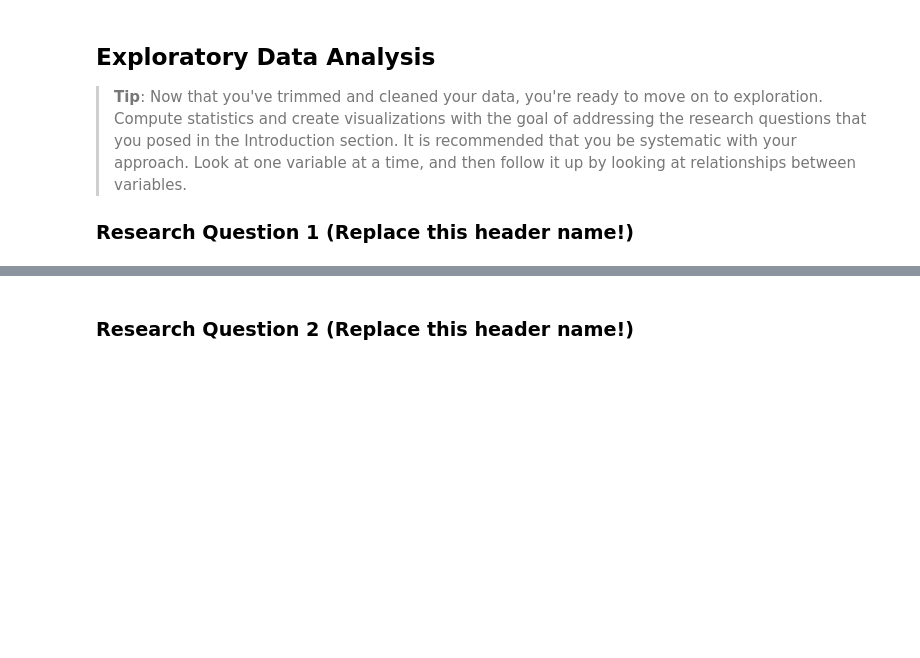
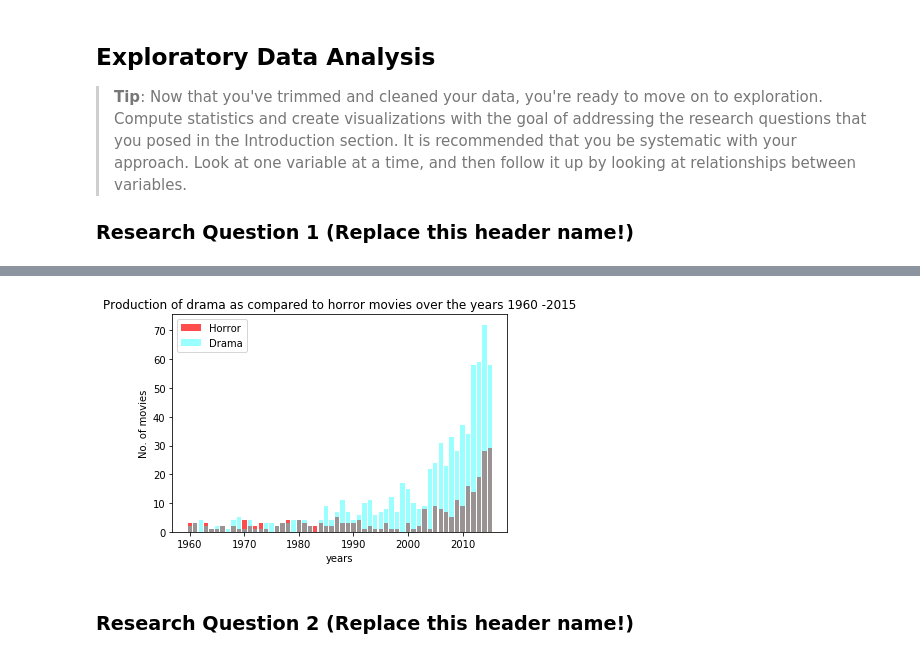
Before and after one commit to MayurBajaj2002/IMDB-Movies-Analysis, a Jupyter notebook: TMDb-Anlaysis.ipynb, the cells around one changed output, grey strips where cells are left out. Saved outputs shown, nothing was run; the diff lists cells and outputs as text; code cells hidden in the pictures; blank space fills up the shorter version.

```diff
--- a/TMDb-Anlaysis.ipynb
+++ b/TMDb-Anlaysis.ipynb
@@ -95,2 +160,13 @@ Then we need to fil in the missing values. Following this, we shall check for du
+# %%
+plt.title('Production of drama as compared to horror movies over the years 1960 -2015')
+plt.xlabel('years')
+plt.ylabel('No. of movies')
+x = df[df['genres'] == 'Horror']['release_year'].value_counts()
+plt.bar(x.index, x.values, alpha = 0.7, color = 'r', label = 'Horror');
+x = df[df['genres'] == 'Drama']['release_year'].value_counts()
+plt.bar(x.index, x.values, alpha = 0.4, color = 'cyan', label = 'Drama');
+plt.legend();
+# %% [output]
+[figure, added]
 # %% [markdown]
 ### Research Question 2  (Replace this header name!)
```
Also changed, not shown: parts of 19 cells of this notebook.
